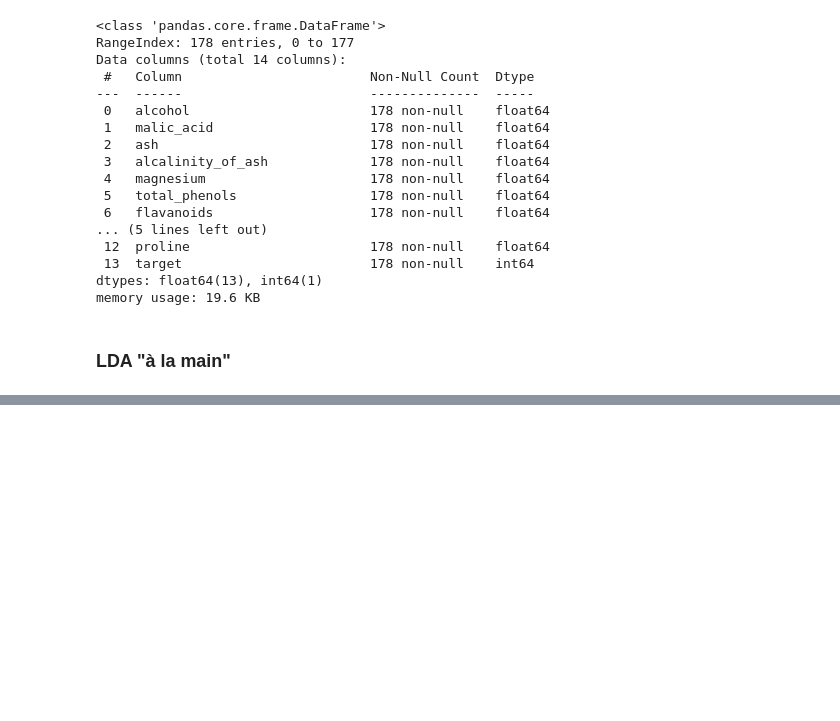
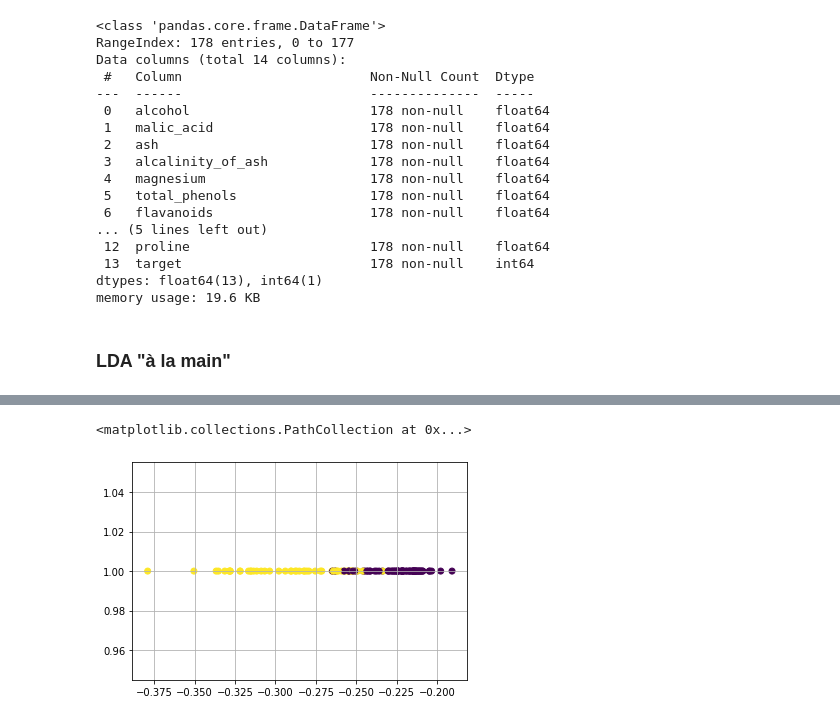
Before and after one commit to charles66820/CREMIfiles, a Jupyter notebook: acid/td/td07.ipynb, the cells around one changed output, grey strips where cells are left out. Cells and saved outputs as stored; diff of their text form; code cells hidden in the pictures; blank space fills up the shorter version.

```diff
--- a/acid/td/td07.ipynb
+++ b/acid/td/td07.ipynb
@@ -128,0 +160,4 @@ Y = class_1_2[["target"]]
+# %%
+# On calcule la dispersion intra-classes :
+Sw = S1 + S2
+print(Sw)
@@ -128,0 +168,4 @@ Y = class_1_2[["target"]]
+# %%
+# On calcule l'inverse de la matrice Sw
+invSw = inv(Sw)
+print(invSw)
@@ -128,0 +175,4 @@ Y = class_1_2[["target"]]
+# %%
+# On calcule le vecteur de la meilleur direction
+v = np.matmul(invSw, mu1 - mu2)
+print(v)
@@ -128,0 +181,4 @@ Y = class_1_2[["target"]]
+# %%
+# On projette les données
+y = np.dot(v.T, X.T)
+print(y)
@@ -128,0 +214,6 @@ Y = class_1_2[["target"]]
+# %%
+plt.grid()
+plt.scatter(y, np.ones(len(y)), c=Y)
+# %% [output]
+<matplotlib.collections.PathCollection at 0x...>
+[figure, added]
```
Also changed, not shown: parts of 14 cells of this notebook, 1 other file.
